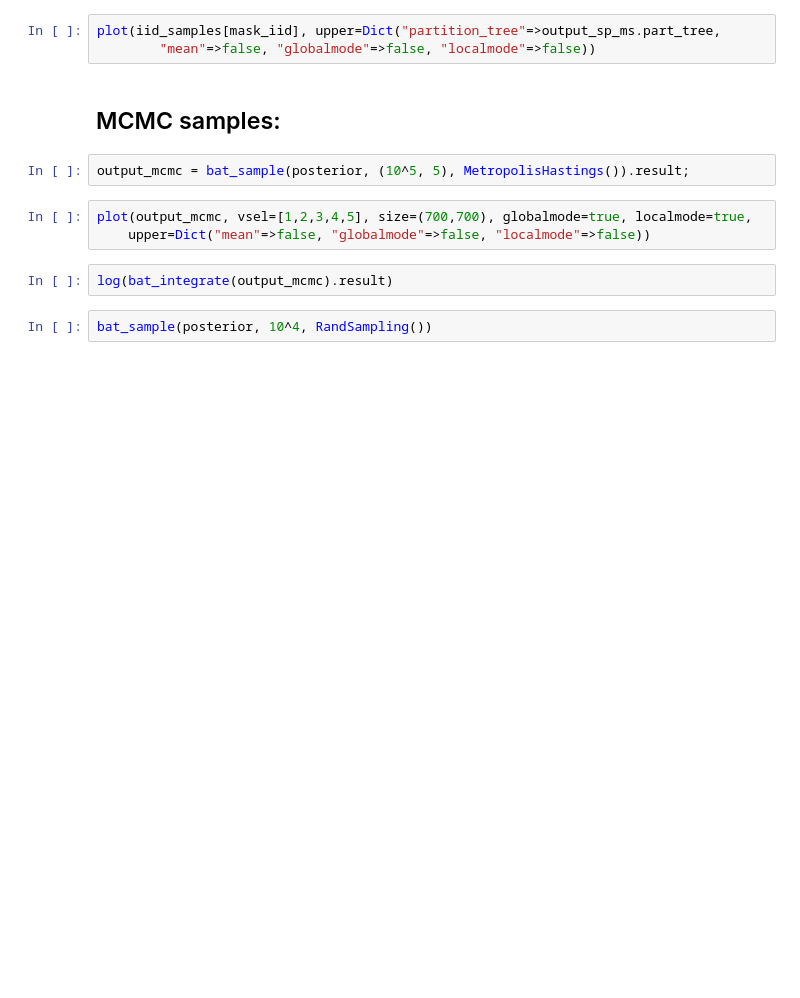
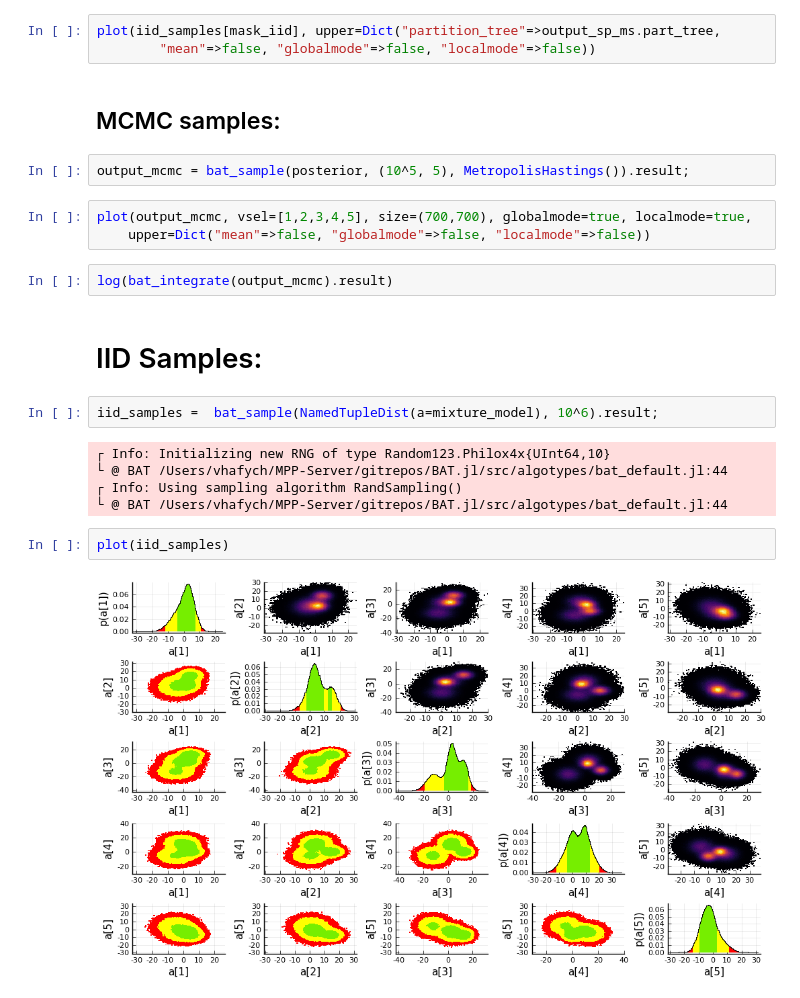
Before and after one commit to VasylHafych/Parallel_Sampling, a Jupyter notebook: notebooks/3-Partitioned_Sampling_Tests-Copy1.ipynb, the cells around one changed output. Saved outputs shown, nothing was run; the diff lists cells and outputs as text; blank space fills up the shorter version.

```diff
--- a/notebooks/3-Partitioned_Sampling_Tests-Copy1.ipynb
+++ b/notebooks/3-Partitioned_Sampling_Tests-Copy1.ipynb
@@ -185,5 +292,16 @@ plot(output_mcmc, vsel=[1,2,3,4,5], size=(700,700), globalmode=true, localmode=t
     upper=Dict("mean"=>false, "globalmode"=>false, "localmode"=>false))
 # %%
 log(bat_integrate(output_mcmc).result)
-# %%
-bat_sample(posterior, 10^4, RandSampling())
+# %% [markdown]
+# IID Samples:
+# %%
+iid_samples =  bat_sample(NamedTupleDist(a=mixture_model), 10^6).result;
+# %% [output]
+┌ Info: Initializing new RNG of type Random123.Philox4x{UInt64,10}
+└ @ BAT /Users/vhafych/MPP-Server/gitrepos/BAT.jl/src/algotypes/bat_default.jl:44
+┌ Info: Using sampling algorithm RandSampling()
+└ @ BAT /Users/vhafych/MPP-Server/gitrepos/BAT.jl/src/algotypes/bat_default.jl:44
+# %%
+plot(iid_samples)
+# %% [output]
+[figure, added]
```
Also changed, not shown: parts of 19 cells of this notebook, 9 other files.
